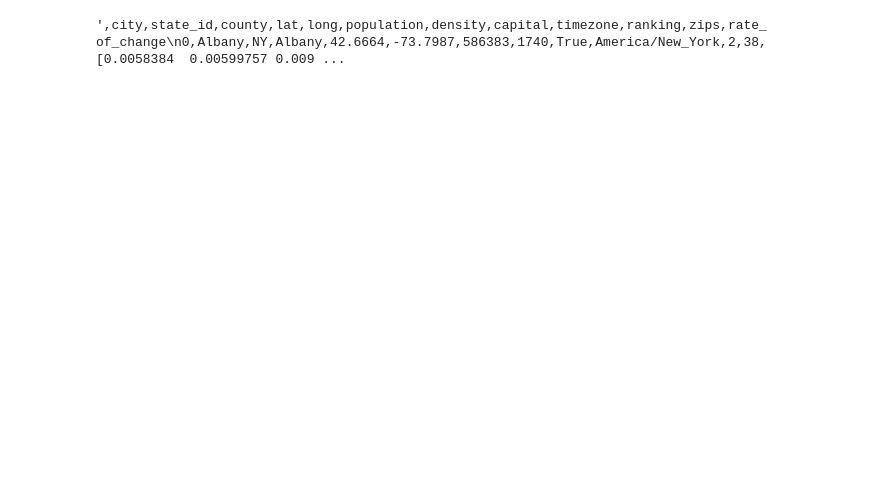
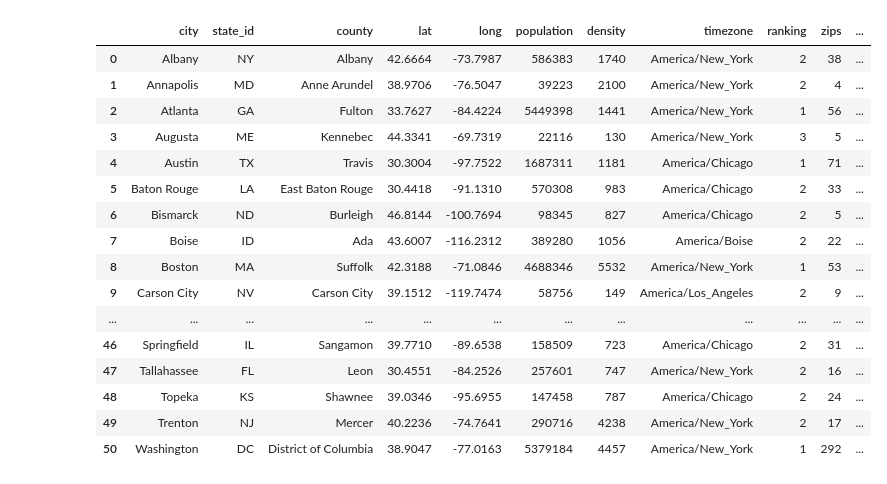
Before and after one commit to JSimonyan/SatteliteAnalysis, a Jupyter notebook: data_set_clean_and_compile.ipynb, the cells around one changed output. Drawn from its saved outputs; the diff is of its cells as text; code cells hidden in the pictures; blank space fills up the shorter version.

Commit message:
Updated % average RGB/year script

```diff
--- a/data_set_clean_and_compile.ipynb
+++ b/data_set_clean_and_compile.ipynb
@@ -63,8 +63,9 @@ capital_mask = all_cities['capital'] == True
 just_capitals = all_cities[capital_mask]
 
 just_capitals = just_capitals.sort_values(by=['city'])
-drop_list = ['source', 'state', 'military', 'incorporated']
+drop_list = ['state', 'military', 'incorporated']
 
+just_capitals
 # we might add state back into our final data set if we cannot remember state id's
 # removed 'military' because all were 'False'
 # removed 'incorporated' becuase all were 'True'
@@ -78,35 +79,56 @@ path = []
 cities = []
 data = []
 
 # loop over png images in folder ~/images
 i = 0
 for image in sorted(glob.glob(os.path.join(PATH,'*.png'))):
 
     name = re.split(r'_',image)
 
     if len(name) > 5:
         city = name[1]+ ' ' + name[2]
     else:
         city = name[1]
 
     path.append(image)
     empty.append(city)
 
     if i > 0:
 
         if empty[i] == empty[i-1]:
 
             image1 = os.path.join(path[i])
             image2 = os.path.join(path[i-1])
             city, rate_of_change = topo_change(image1, image2)
-            data.append([city, rate_of_change])
+            data.append([city, rate_of_change[0], rate_of_change[1], rate_of_change[2]])
 
     i += 1
 
-df = pd.DataFrame(data, columns = ['Cities', 'rate_of_change'])
+df = pd.DataFrame(data, columns = ['Cities', 'dR_year', 'dG_year', 'dB_year'])
 
-just_capitals['rate_of_change'] = df['rate_of_change']
+just_capitals['dR_year'] = df['dR_year']
+just_capitals['dG_year'] = df['dG_year']
+just_capitals['dB_year'] = df['dB_year']
 
-just_capitals.to_csv()
+just_capitals = just_capitals.drop(columns='capital')
+just_capitals.to_csv('just_capitals.csv')
+
+just_capitals
 # %% [output]
-',city,state_id,county,lat,long,population,density,capital,timezone,ranking,zips,rate_of_change\n0,Albany,NY,Albany,42.6664,-73.7987,586383,1740,True,America/New_York,2,38,[0.0058384  0.00599757 0.009 ...
+|  | city | state_id | county | lat | long | population | density | timezone | ranking | zips | ... |
+| 0 | Albany | NY | Albany | 42.6664 | -73.7987 | 586383 | 1740 | America/New_York | 2 | 38 | ... |
+| 1 | Annapolis | MD | Anne Arundel | 38.9706 | -76.5047 | 39223 | 2100 | America/New_York | 2 | 4 | ... |
+| 2 | Atlanta | GA | Fulton | 33.7627 | -84.4224 | 5449398 | 1441 | America/New_York | 1 | 56 | ... |
+| 3 | Augusta | ME | Kennebec | 44.3341 | -69.7319 | 22116 | 130 | America/New_York | 3 | 5 | ... |
+| 4 | Austin | TX | Travis | 30.3004 | -97.7522 | 1687311 | 1181 | America/Chicago | 1 | 71 | ... |
+| 5 | Baton Rouge | LA | East Baton Rouge | 30.4418 | -91.1310 | 570308 | 983 | America/Chicago | 2 | 33 | ... |
+| 6 | Bismarck | ND | Burleigh | 46.8144 | -100.7694 | 98345 | 827 | America/Chicago | 2 | 5 | ... |
+| 7 | Boise | ID | Ada | 43.6007 | -116.2312 | 389280 | 1056 | America/Boise | 2 | 22 | ... |
+| 8 | Boston | MA | Suffolk | 42.3188 | -71.0846 | 4688346 | 5532 | America/New_York | 1 | 53 | ... |
+| 9 | Carson City | NV | Carson City | 39.1512 | -119.7474 | 58756 | 149 | America/Los_Angeles | 2 | 9 | ... |
+| ... | ... | ... | ... | ... | ... | ... | ... | ... | ... | ... | ... |
+| 46 | Springfield | IL | Sangamon | 39.7710 | -89.6538 | 158509 | 723 | America/Chicago | 2 | 31 | ... |
+| 47 | Tallahassee | FL | Leon | 30.4551 | -84.2526 | 257601 | 747 | America/New_York | 2 | 16 | ... |
+| 48 | Topeka | KS | Shawnee | 39.0346 | -95.6955 | 147458 | 787 | America/Chicago | 2 | 24 | ... |
+| 49 | Trenton | NJ | Mercer | 40.2236 | -74.7641 | 290716 | 4238 | America/New_York | 2 | 17 | ... |
+| 50 | Washington | DC | District of Columbia | 38.9047 | -77.0163 | 5379184 | 4457 | America/New_York | 1 | 292 | ... |
```
Also changed, not shown: parts of 1 cell of this notebook.
